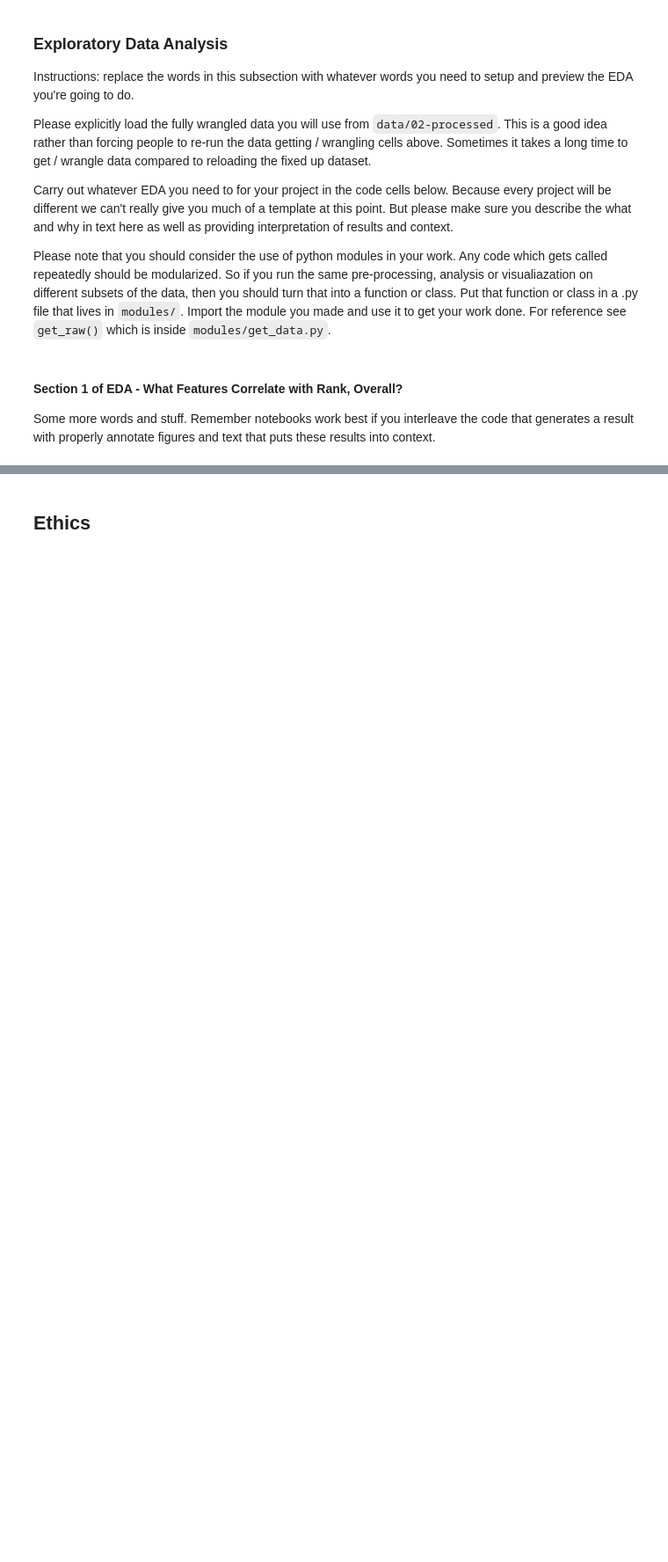
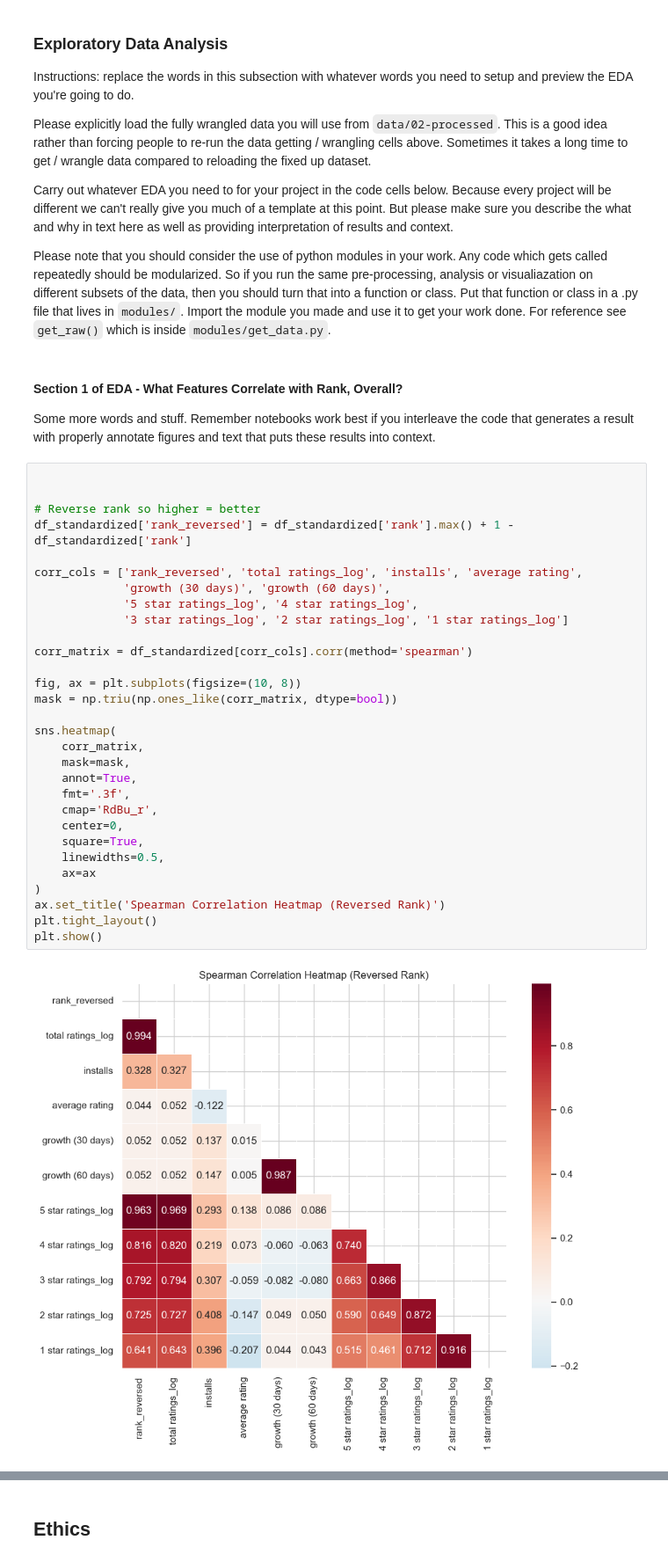
Before and after one commit to COGS108/Group066_WI26, a Jupyter notebook: 02-EDACheckpoint.ipynb, the cells around one changed output, grey strips where cells are left out. Shown at 88% size. Saved outputs shown, nothing was run; the diff lists cells and outputs as text; blank space fills up the shorter version.

```diff
--- a/02-EDACheckpoint.ipynb
+++ b/02-EDACheckpoint.ipynb
@@ -508,3 +508,35 @@ Please note that you should consider the use of python modules in your work.  An
 #### Section 1 of EDA - What Features Correlate with Rank, Overall?
 
 Some more words and stuff.  Remember notebooks work best if you interleave the code that generates a result with properly annotate figures and text that puts these results into context.
+# %%
+
+
+# Reverse rank so higher = better
+df_standardized['rank_reversed'] = df_standardized['rank'].max() + 1 - df_standardized['rank']
+
+corr_cols = ['rank_reversed', 'total ratings_log', 'installs', 'average rating',
+             'growth (30 days)', 'growth (60 days)',
+             '5 star ratings_log', '4 star ratings_log',
+             '3 star ratings_log', '2 star ratings_log', '1 star ratings_log']
+
+corr_matrix = df_standardized[corr_cols].corr(method='spearman')
+
+fig, ax = plt.subplots(figsize=(10, 8))
+mask = np.triu(np.ones_like(corr_matrix, dtype=bool))
+
+sns.heatmap(
+    corr_matrix,
+    mask=mask,
+    annot=True,
+    fmt='.3f',
+    cmap='RdBu_r',
+    center=0,
+    square=True,
+    linewidths=0.5,
+    ax=ax
+)
+ax.set_title('Spearman Correlation Heatmap (Reversed Rank)')
+plt.tight_layout()
+plt.show()
+# %% [output]
+[figure, added]
```
Also changed, not shown: parts of 5 cells of this notebook.
